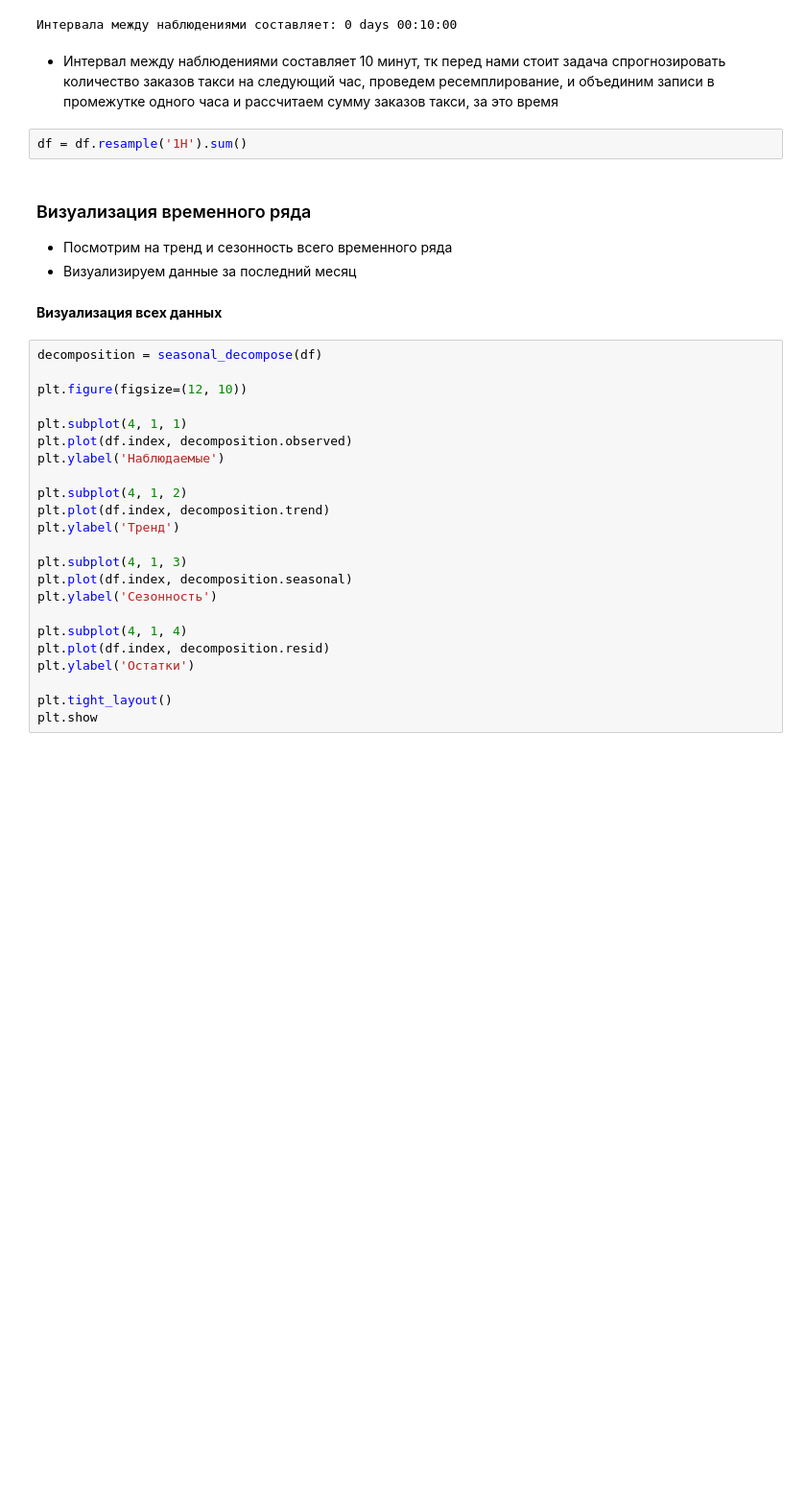
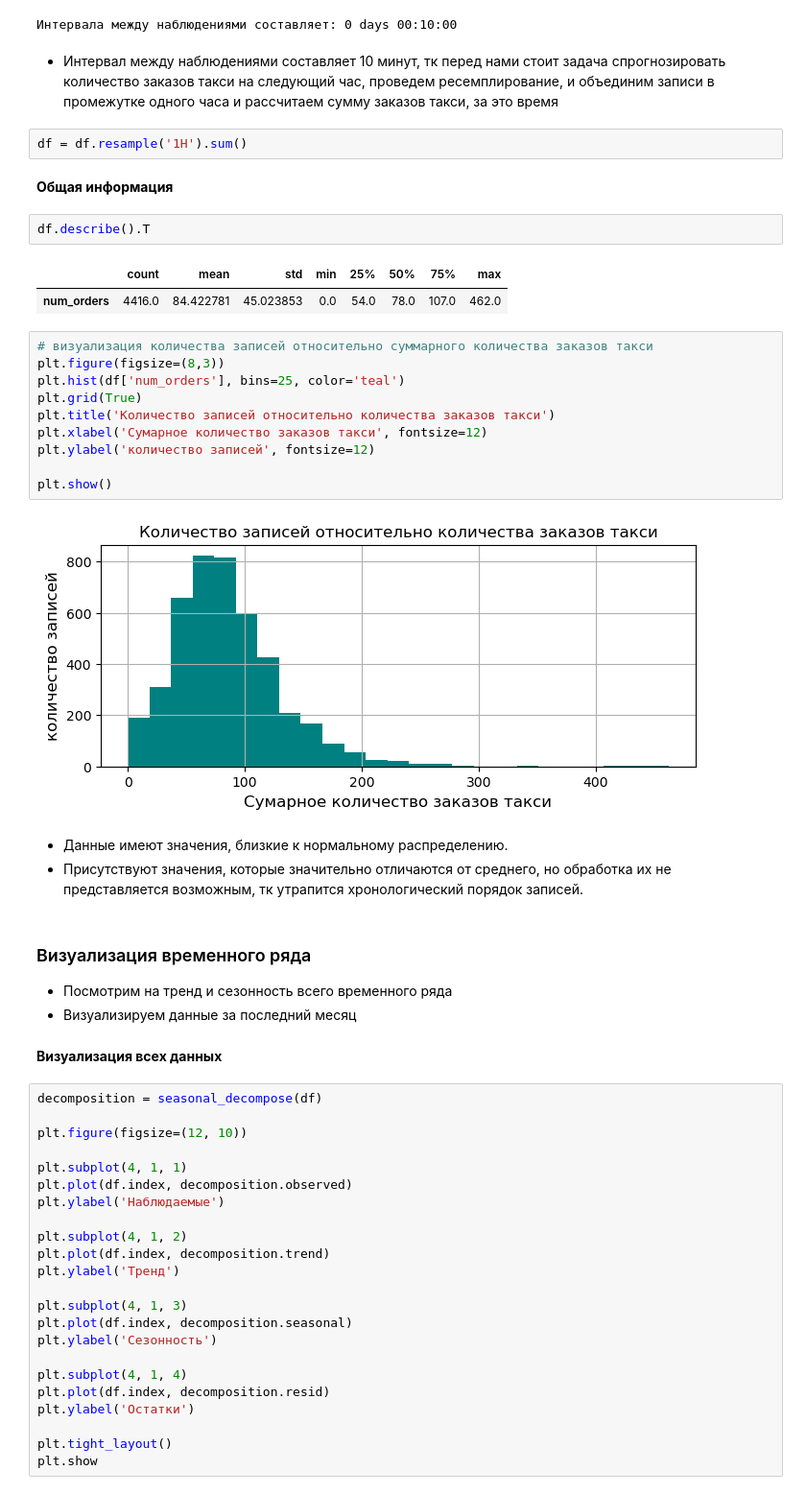
Before and after one commit to Denis-Mukhanov/forecast-of-taxi-orders, a Jupyter notebook: forecast_taxi_orders.ipynb, the cells around one changed output. Shown at 96% size. Cells and saved outputs as stored; diff of their text form; blank space fills up the shorter version.

```diff
--- a/forecast_taxi_orders.ipynb
+++ b/forecast_taxi_orders.ipynb
@@ -215,6 +229,28 @@ print(f'Интервала между наблюдениями составля
 - Интервал между наблюдениями составляет 10 минут, тк перед нами стоит задача спрогнозировать количество заказов такси на следующий час, проведем ресемплирование, и объединим записи в промежутке одного часа и рассчитаем сумму заказов такси, за это время
 # %%
 df = df.resample('1H').sum()
+# %% [markdown]
+__Общая информация__
+# %%
+df.describe().T
+# %% [output]
+|  | count | mean | std | min | 25% | 50% | 75% | max |
+| num_orders | 4416.0 | 84.422781 | 45.023853 | 0.0 | 54.0 | 78.0 | 107.0 | 462.0 |
+# %%
+# визуализация количества записей относительно суммарного количества заказов такси
+plt.figure(figsize=(8,3))
+plt.hist(df['num_orders'], bins=25, color='teal')
+plt.grid(True)
+plt.title('Количество записей относительно количества заказов такси')
+plt.xlabel('Сумарное количество заказов такси', fontsize=12)
+plt.ylabel('количество записей', fontsize=12)
+
+plt.show()
+# %% [output]
+[figure, added]
+# %% [markdown]
+- Данные имеют значения, близкие к нормальному распределению.
+- Присутствуют значения, которые значительно отличаются от среднего, но обработка их не представляется возможным, тк утрапится хронологический порядок записей.
 # %% [markdown]
 ### Визуализация временного ряда
 - Посмотрим на тренд и сезонность всего временного ряда
```
Also changed, not shown: parts of 11 cells of this notebook.
